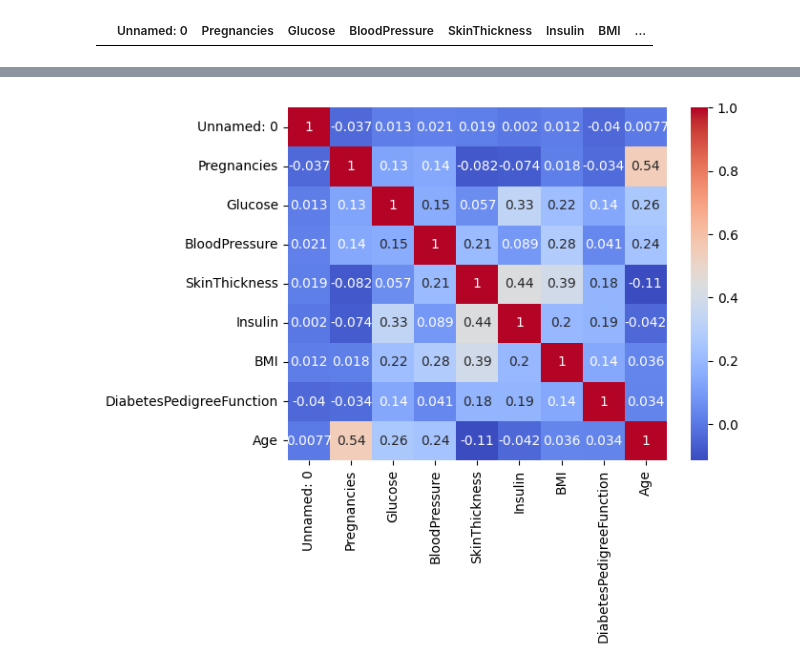
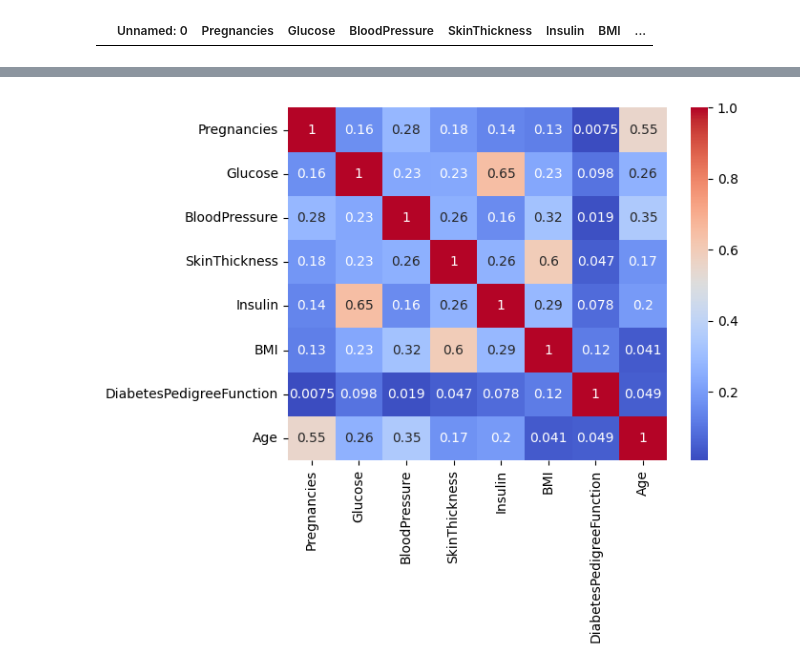
Before and after one commit to mohammedip/Analyse-et-Pr-diction-du-Risque-de-Diab-te, a Jupyter notebook: notebook/EDA.ipynb, the cells around one changed output, grey strips where cells are left out. Cells and saved outputs as stored; diff of their text form; code cells hidden in the pictures.

```diff
--- a/notebook/EDA.ipynb
+++ b/notebook/EDA.ipynb
@@ -59,5 +60,7 @@ df[df.duplicated()]
 # %% [output]
 |  | Unnamed: 0 | Pregnancies | Glucose | BloodPressure | SkinThickness | Insulin | BMI | ... |
 # %%
+df = df.replace(0, np.nan)
 df.isnull().sum()
+df
 # %% [output]
@@ -74 +82,9 @@ dtype: int64
+# %%
+from sklearn.impute import KNNImputer
+
+imputer = KNNImputer(n_neighbors=5)
+
+df_filled = imputer.fit_transform(df)
+
+df = pd.DataFrame(df_filled, columns=df.columns)
 # %% [markdown]
@@ -77,11 +93,9 @@ dtype: int64
 import matplotlib.pyplot as plt
 import math
 
-
+df = df.drop(columns =["Unnamed: 0" ])
 
 for i in df.columns :
-    if i == "Unnamed: 0":
-        continue
 
     plt.hist(df[i], bins=int(math.sqrt(df.shape[0])), color='blue', edgecolor='black')
     plt.title("Data Histogramme")
@@ -110 +205,9 @@ for i in df.columns :
+# %%
+from sklearn.preprocessing import StandardScaler
+
+
+scaler = StandardScaler()
+df_scaled = df_no_outliers.copy()
+df_scaled = scaler.fit_transform(df_no_outliers)
+df_scaled = pd.DataFrame(df_scaled, columns=df_no_outliers.columns, index=df_no_outliers.index)
 # %% [markdown]
@@ -125,7 +227,7 @@ df.corr()
 # %%
 import seaborn as sns
 
-sns.heatmap(df.corr(), annot=True, cmap='coolwarm')
+sns.heatmap(df_scaled.corr(), annot=True, cmap='coolwarm')
 plt.show()
 # %% [output]
-[figure, old version]
+[figure, new version]
```
Also changed, not shown: parts of 16 cells of this notebook, 2 other files.
